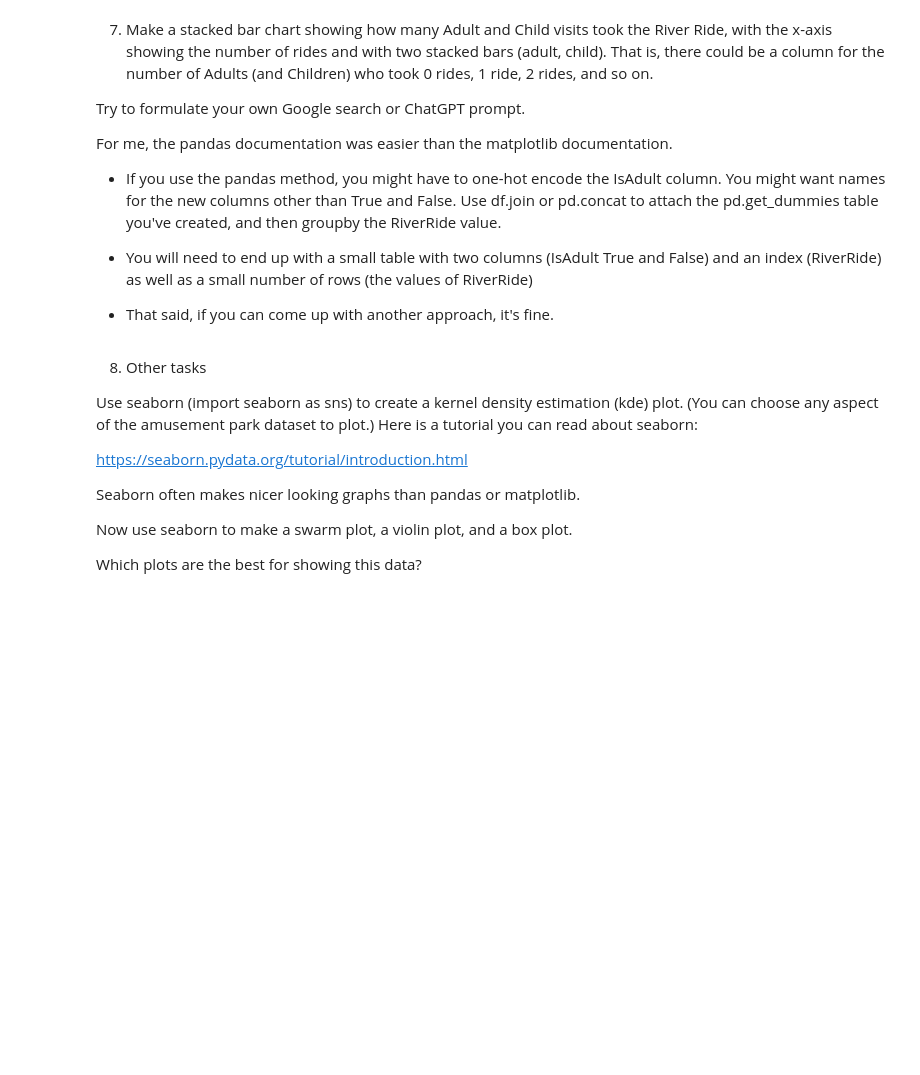
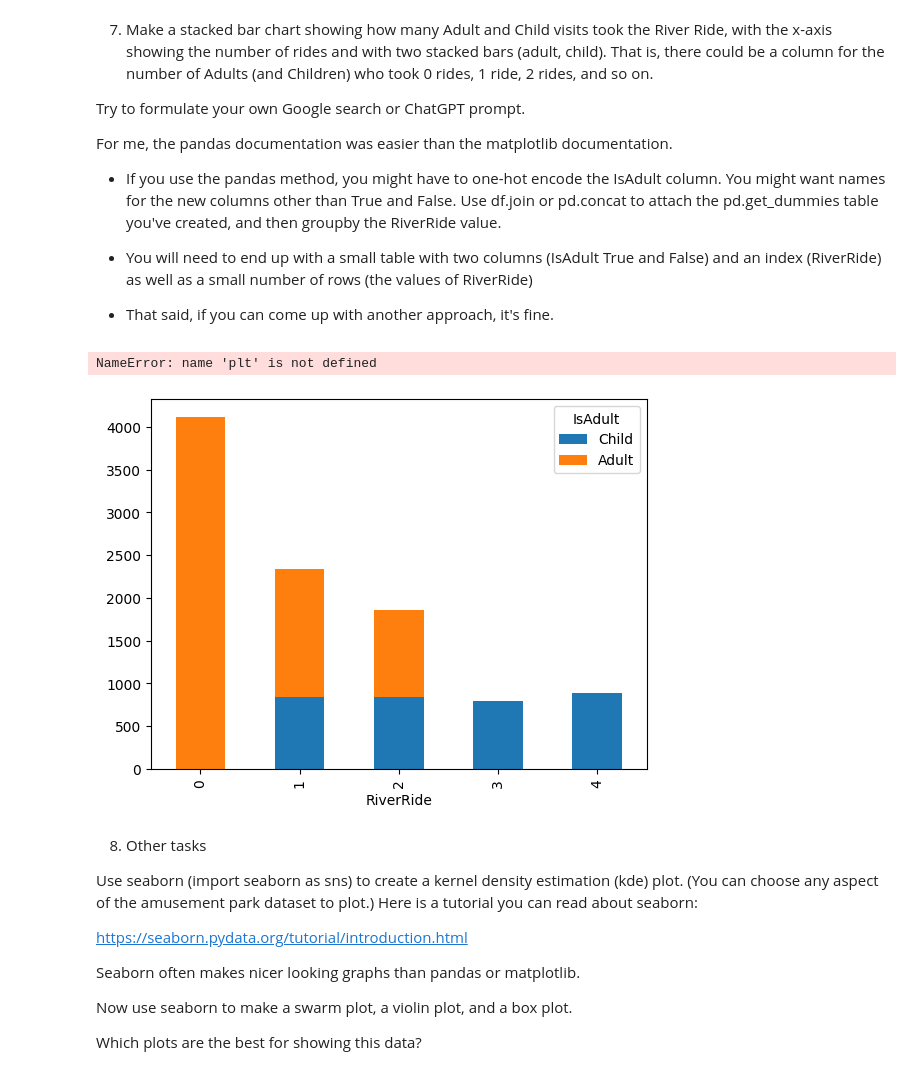
Before and after one commit to SalhaMo/Module-B-semester-2, a Jupyter notebook: Week3.ipynb, the cells around one changed output. Saved outputs shown, nothing was run; the diff lists cells and outputs as text; code cells hidden in the pictures; blank space fills up the shorter version.

```diff
--- a/Week3.ipynb
+++ b/Week3.ipynb
@@ -248,6 +301,18 @@ For me, the pandas documentation was easier than the matplotlib documentation.
 * You will need to end up with a small table with two columns (IsAdult True and False) and an index (RiverRide) as well as a small number of rows (the values of RiverRide)
 
 * That said, if you can come up with another approach, it's fine.
+# %%
+table = pd.crosstab(df["RiverRide"], df["IsAdult"])
+table = table.rename(columns={True: "Adult", False: "Child"})
+table.plot(kind="bar", stacked=True)
+
+plt.xlabel("Number of River Rides")
+plt.ylabel("Number of Visitors")
+plt.title("Adult vs Child River Ride Usage")
+plt.show()
+# %% [output]
+NameError: name 'plt' is not defined
+[figure, added]
 # %% [markdown]
 8. Other tasks
 
```
Also changed, not shown: parts of 5 cells of this notebook.
